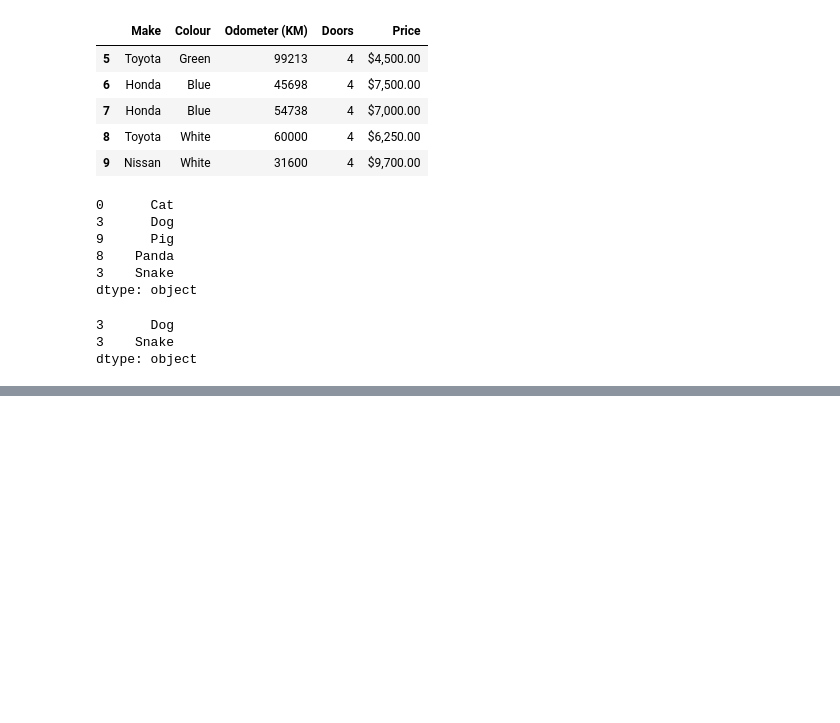
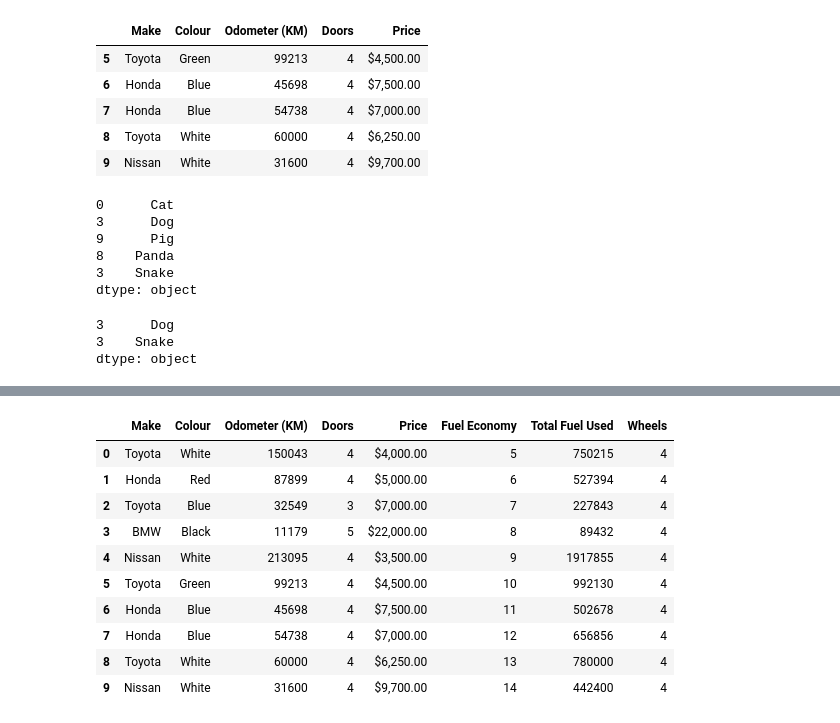
Before and after one commit to sup-neupane/LearningPython, a Jupyter notebook: ZDataScienceML/Day45/pandas.ipynb, the cells around one changed output, grey strips where cells are left out. Cells and saved outputs as stored; diff of their text form; code cells hidden in the pictures; blank space fills up the shorter version.

```diff
--- a/ZDataScienceML/Day45/pandas.ipynb
+++ b/ZDataScienceML/Day45/pandas.ipynb
@@ -178,0 +382,6 @@ dtype: object
+# %%
+#Column for seats
+seats = pd.Series([5,5,5,5,5])
+#Create new column
+df["Seats"] = seats
+df
@@ -178,0 +400,2 @@ dtype: object
+# %%
+df["Seats"].fillna(5, inplace= True)
@@ -178,0 +423,5 @@ dtype: object
+# %%
+#Column from python list
+fuel_economy = [5,6,7,8,9,10,11,12,13,14]   #Note as in Series this method wont fill missing with NaN
+df["Fuel Economy"] = fuel_economy
+df
@@ -178,0 +440,3 @@ dtype: object
+# %%
+df["Total Fuel Used"] = df["Odometer (KM)"] * df["Fuel Economy"]    #Creates new column Total fuel Used
+#Note that we can directly perform operations on column
@@ -178,0 +457,16 @@ dtype: object
+# %%
+#Create column with a value
+df["Wheels"] = 4
+df
+# %% [output]
+|  | Make | Colour | Odometer (KM) | Doors | Price | Fuel Economy | Total Fuel Used | Wheels |
+| 0 | Toyota | White | 150043 | 4 | $4,000.00 | 5 | 750215 | 4 |
+| 1 | Honda | Red | 87899 | 4 | $5,000.00 | 6 | 527394 | 4 |
+| 2 | Toyota | Blue | 32549 | 3 | $7,000.00 | 7 | 227843 | 4 |
+| 3 | BMW | Black | 11179 | 5 | $22,000.00 | 8 | 89432 | 4 |
+| 4 | Nissan | White | 213095 | 4 | $3,500.00 | 9 | 1917855 | 4 |
+| 5 | Toyota | Green | 99213 | 4 | $4,500.00 | 10 | 992130 | 4 |
+| 6 | Honda | Blue | 45698 | 4 | $7,500.00 | 11 | 502678 | 4 |
+| 7 | Honda | Blue | 54738 | 4 | $7,000.00 | 12 | 656856 | 4 |
+| 8 | Toyota | White | 60000 | 4 | $6,250.00 | 13 | 780000 | 4 |
+| 9 | Nissan | White | 31600 | 4 | $9,700.00 | 14 | 442400 | 4 |
```
Also changed, not shown: parts of 30 cells of this notebook.
